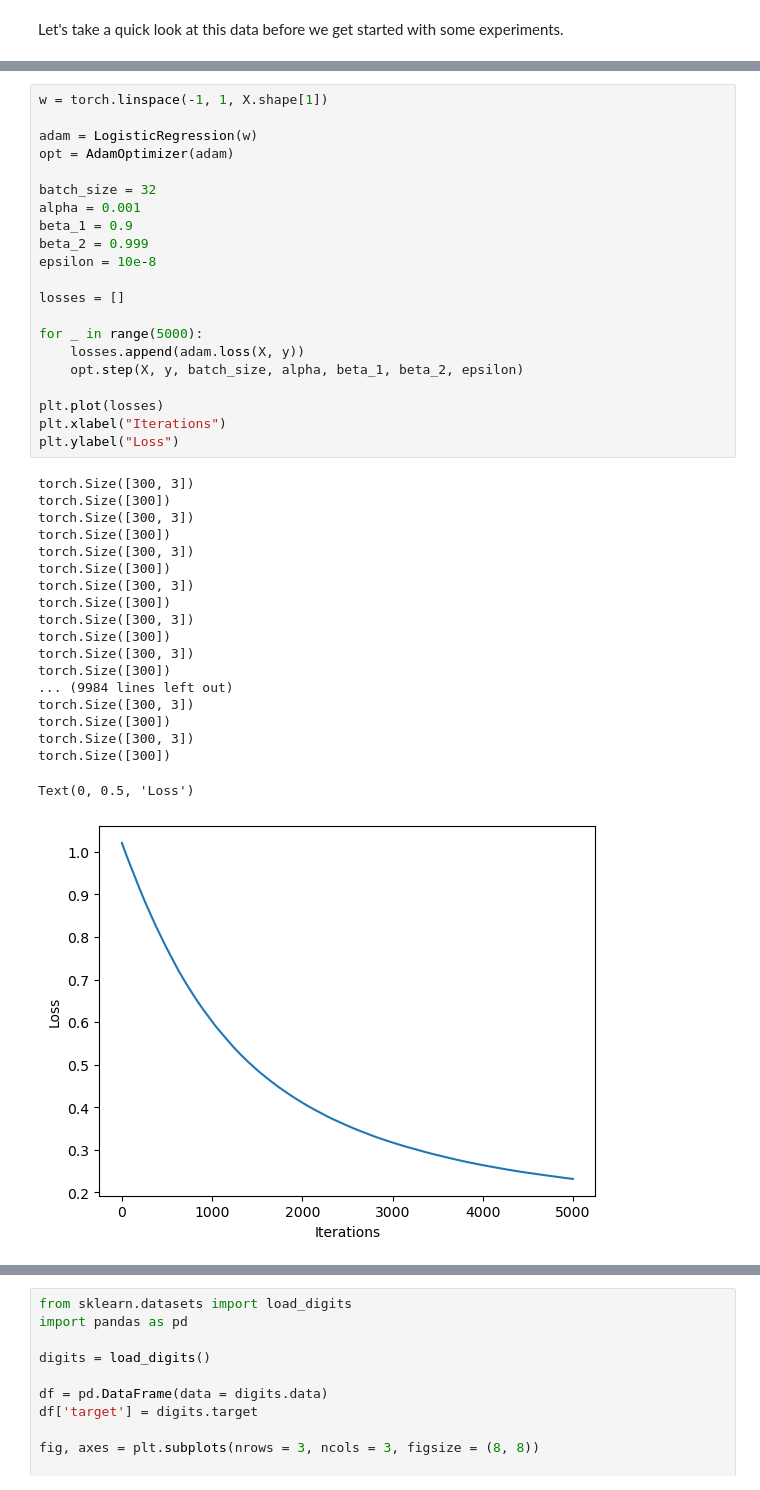
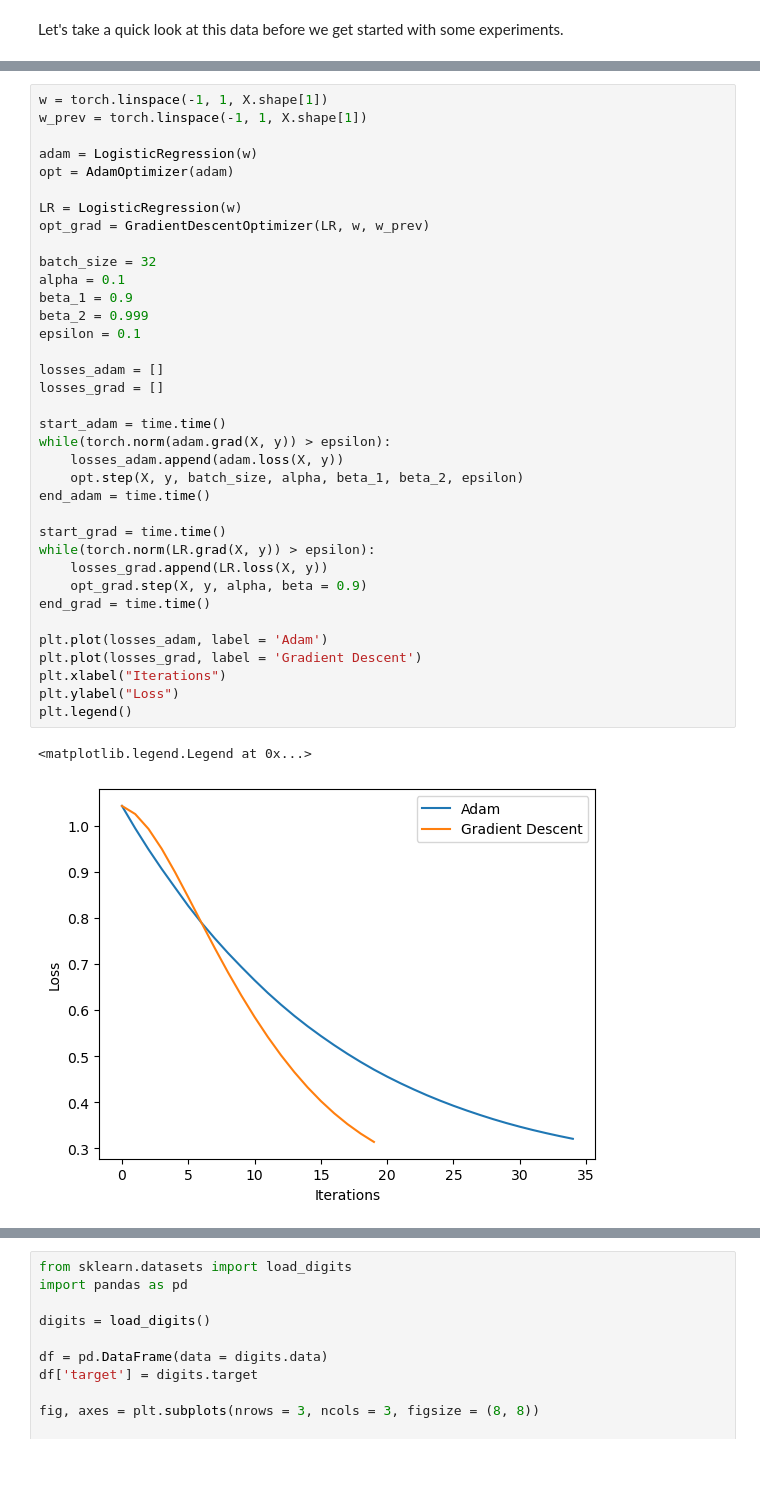
Before and after one commit to ShadowedSpace/ShadowedSpace.github.io, a Jupyter notebook: posts/BP10/BP10.ipynb, the cells around one changed output, grey strips where cells are left out. Saved outputs shown, nothing was run; the diff lists cells and outputs as text; blank space fills up the shorter version.

Commit message:
my best effort at adam

```diff
--- a/posts/BP10/BP10.ipynb
+++ b/posts/BP10/BP10.ipynb
@@ -58,41 +61,39 @@ To start with, let's check that this algorithm is actually working. In accordanc
 # %%
 w = torch.linspace(-1, 1, X.shape[1])
+w_prev = torch.linspace(-1, 1, X.shape[1])
 
 adam = LogisticRegression(w)
 opt = AdamOptimizer(adam)
 
+LR = LogisticRegression(w)
+opt_grad = GradientDescentOptimizer(LR, w, w_prev)
+
 batch_size = 32
-alpha = 0.001
+alpha = 0.1
 beta_1 = 0.9
 beta_2 = 0.999
-epsilon = 10e-8
+epsilon = 0.1
 
-losses = []
+losses_adam = []
+losses_grad = []
 
-for _ in range(5000):
-    losses.append(adam.loss(X, y))
+start_adam = time.time()
+while(torch.norm(adam.grad(X, y)) > epsilon):
+    losses_adam.append(adam.loss(X, y))
     opt.step(X, y, batch_size, alpha, beta_1, beta_2, epsilon)
+end_adam = time.time()
 
-plt.plot(losses)
+start_grad = time.time()
+while(torch.norm(LR.grad(X, y)) > epsilon):
+    losses_grad.append(LR.loss(X, y))
+    opt_grad.step(X, y, alpha, beta = 0.9)
+end_grad = time.time()
+
+plt.plot(losses_adam, label = 'Adam')
+plt.plot(losses_grad, label = 'Gradient Descent')
 plt.xlabel("Iterations")
 plt.ylabel("Loss")
+plt.legend()
 # %% [output]
-torch.Size([300, 3])
-torch.Size([300])
-torch.Size([300, 3])
-torch.Size([300])
-torch.Size([300, 3])
-torch.Size([300])
-torch.Size([300, 3])
-torch.Size([300])
-torch.Size([300, 3])
-torch.Size([300])
-torch.Size([300, 3])
-torch.Size([300])
-... (9984 lines left out)
-torch.Size([300, 3])
-torch.Size([300])
-torch.Size([300, 3])
-torch.Size([300])
+<matplotlib.legend.Legend at 0x...>
-Text(0, 0.5, 'Loss')
-[figure, old version]
+[figure, new version]
```
Also changed, not shown: parts of 16 cells of this notebook, 16 other files.
